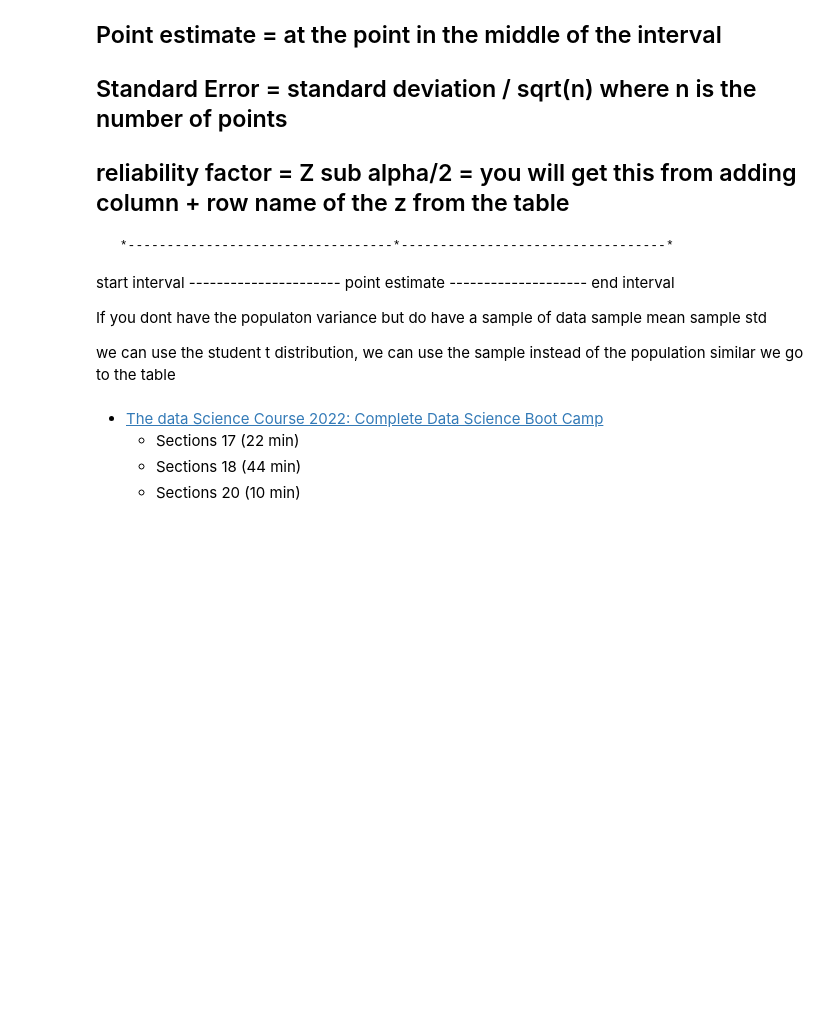
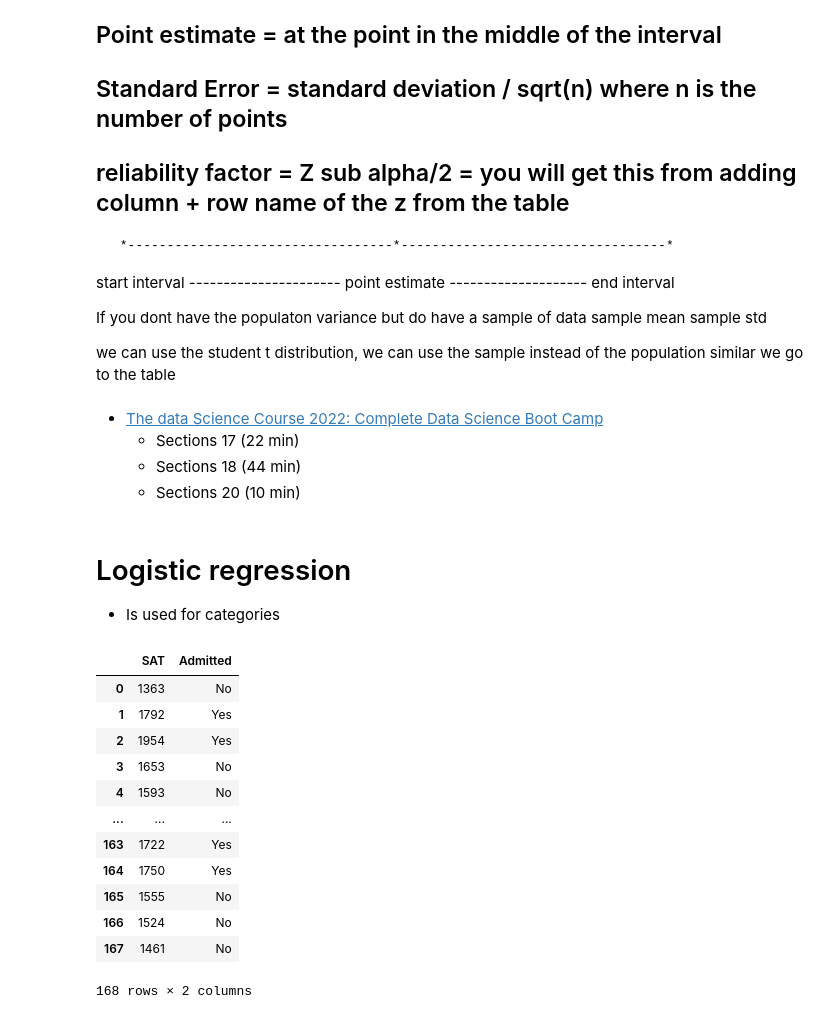
Before and after one commit to thernandezcolon/dsa-2022, a Jupyter notebook: Notes.ipynb, the cells around one changed output. Drawn from its saved outputs; the diff is of its cells as text; code cells hidden in the pictures; blank space fills up the shorter version.

```diff
--- a/Notes.ipynb
+++ b/Notes.ipynb
@@ -139,3 +139,6 @@ we can use the student t distribution, we can use the sample instead of the popu
     * Sections 17 (22 min)
     * Sections 18 (44 min)
     * Sections 20 (10 min)
+# %% [markdown]
+# Logistic regression
+- Is used for categories
@@ -141,0 +152,17 @@ we can use the student t distribution, we can use the sample instead of the popu
+# %%
+raw_data = pd.read_csv('data/Admittance.csv')
+raw_data
+# %% [output]
+|  | SAT | Admitted |
+| 0 | 1363 | No |
+| 1 | 1792 | Yes |
+| 2 | 1954 | Yes |
+| 3 | 1653 | No |
+| 4 | 1593 | No |
+| ... | ... | ... |
+| 163 | 1722 | Yes |
+| 164 | 1750 | Yes |
+| 165 | 1555 | No |
+| 166 | 1524 | No |
+| 167 | 1461 | No |
+168 rows × 2 columns
```
Also changed, not shown: parts of 7 cells of this notebook, 4 other files.
